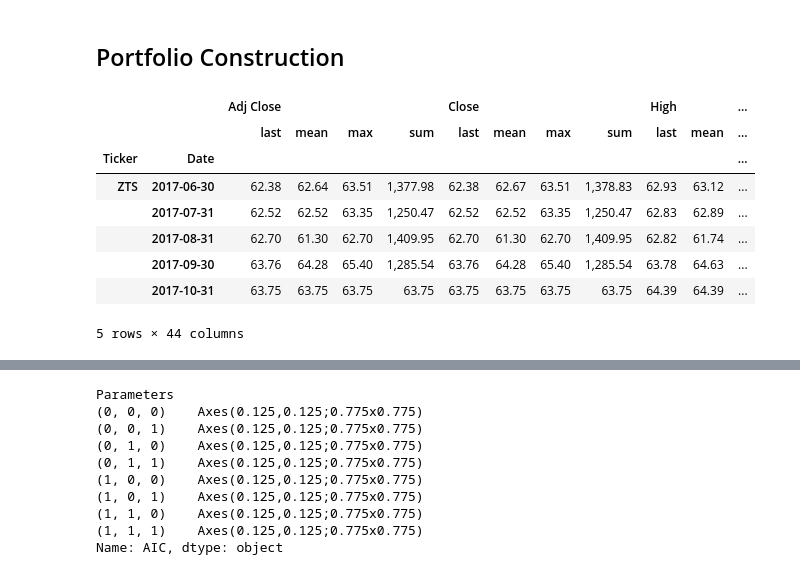
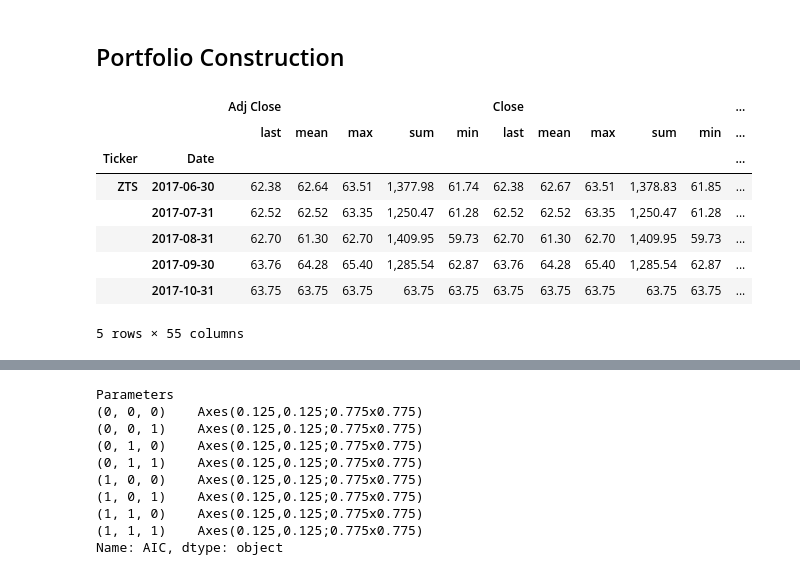
Before and after one commit to kkillion43/Quant-Finance-Project, a Jupyter notebook: StocksModeling.ipynb, the cells around one changed output, grey strips where cells are left out. Cells and saved outputs as stored; diff of their text form; code cells hidden in the pictures.

```diff
--- a/StocksModeling.ipynb
+++ b/StocksModeling.ipynb
@@ -316,22 +316,21 @@ https://www.digitalocean.com/community/tutorials/a-guide-to-time-series-forecast
 ## Portfolio Construction
 # %%
 # Quarterly Data
-dfQuarterly = dfMajor.groupby(['Ticker', pd.Grouper(freq='Q', level=1, closed='right')]).agg(['last','mean','max','sum'])
-#df_Quarterly[df_Quarterly.index.get_level_values('Date') < '2015']
+dfQuarterly = dfMajor.groupby(['Ticker', pd.Grouper(freq='Q', level=1, closed='right')]).agg(['last','mean','max','sum','min'])
 
 # Yearly Data
-dfYearly = dfMajor.groupby(['Ticker', pd.Grouper(freq='A', level=1, closed='right')]).agg(['last','mean','max','sum'])
+dfYearly = dfMajor.groupby(['Ticker', pd.Grouper(freq='A', level=1, closed='right')]).agg(['last','mean','max','sum','min'])
 
 # Month Data
-dfMonth = dfMajor.groupby(['Ticker', pd.Grouper(freq='1M', level=1, closed='right')]).agg(['last','mean','max','sum'])
+dfMonth = dfMajor.groupby(['Ticker', pd.Grouper(freq='1M', level=1, closed='right')]).agg(['last','mean','max','sum','min'])
 dfMonth.tail()
 # %% [output]
-|  |  | Adj Close |  |  |  | Close |  |  |  | High |  | ... |
-|  |  | last | mean | max | sum | last | mean | max | sum | last | mean | ... |
+|  |  | Adj Close |  |  |  |  | Close |  |  |  |  | ... |
+|  |  | last | mean | max | sum | min | last | mean | max | sum | min | ... |
 | Ticker | Date |  |  |  |  |  |  |  |  |  |  | ... |
-| ZTS | 2017-06-30 | 62.38 | 62.64 | 63.51 | 1,377.98 | 62.38 | 62.67 | 63.51 | 1,378.83 | 62.93 | 63.12 | ... |
-|  | 2017-07-31 | 62.52 | 62.52 | 63.35 | 1,250.47 | 62.52 | 62.52 | 63.35 | 1,250.47 | 62.83 | 62.89 | ... |
-|  | 2017-08-31 | 62.70 | 61.30 | 62.70 | 1,409.95 | 62.70 | 61.30 | 62.70 | 1,409.95 | 62.82 | 61.74 | ... |
-|  | 2017-09-30 | 63.76 | 64.28 | 65.40 | 1,285.54 | 63.76 | 64.28 | 65.40 | 1,285.54 | 63.78 | 64.63 | ... |
-|  | 2017-10-31 | 63.75 | 63.75 | 63.75 | 63.75 | 63.75 | 63.75 | 63.75 | 63.75 | 64.39 | 64.39 | ... |
+| ZTS | 2017-06-30 | 62.38 | 62.64 | 63.51 | 1,377.98 | 61.74 | 62.38 | 62.67 | 63.51 | 1,378.83 | 61.85 | ... |
+|  | 2017-07-31 | 62.52 | 62.52 | 63.35 | 1,250.47 | 61.28 | 62.52 | 62.52 | 63.35 | 1,250.47 | 61.28 | ... |
+|  | 2017-08-31 | 62.70 | 61.30 | 62.70 | 1,409.95 | 59.73 | 62.70 | 61.30 | 62.70 | 1,409.95 | 59.73 | ... |
+|  | 2017-09-30 | 63.76 | 64.28 | 65.40 | 1,285.54 | 62.87 | 63.76 | 64.28 | 65.40 | 1,285.54 | 62.87 | ... |
+|  | 2017-10-31 | 63.75 | 63.75 | 63.75 | 63.75 | 63.75 | 63.75 | 63.75 | 63.75 | 63.75 | 63.75 | ... |
-5 rows × 44 columns
+5 rows × 55 columns
```
Also changed, not shown: parts of 10 cells of this notebook.
